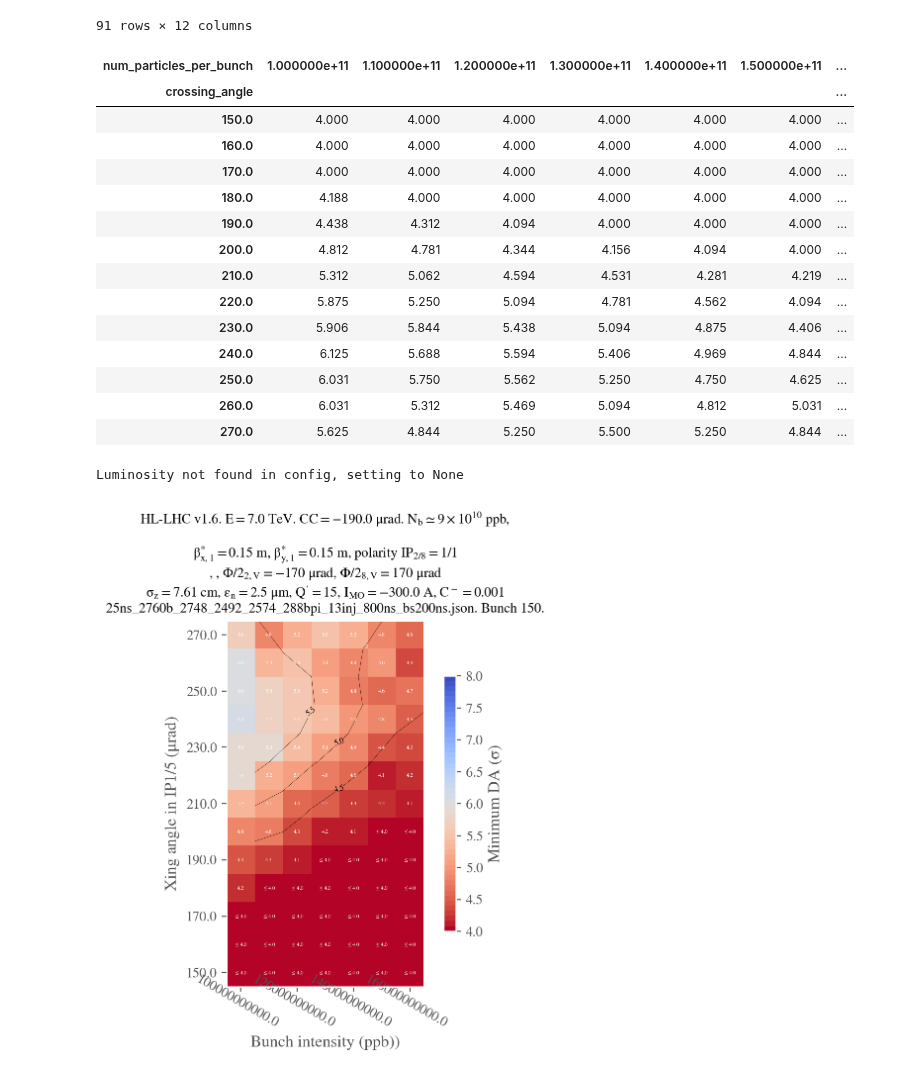
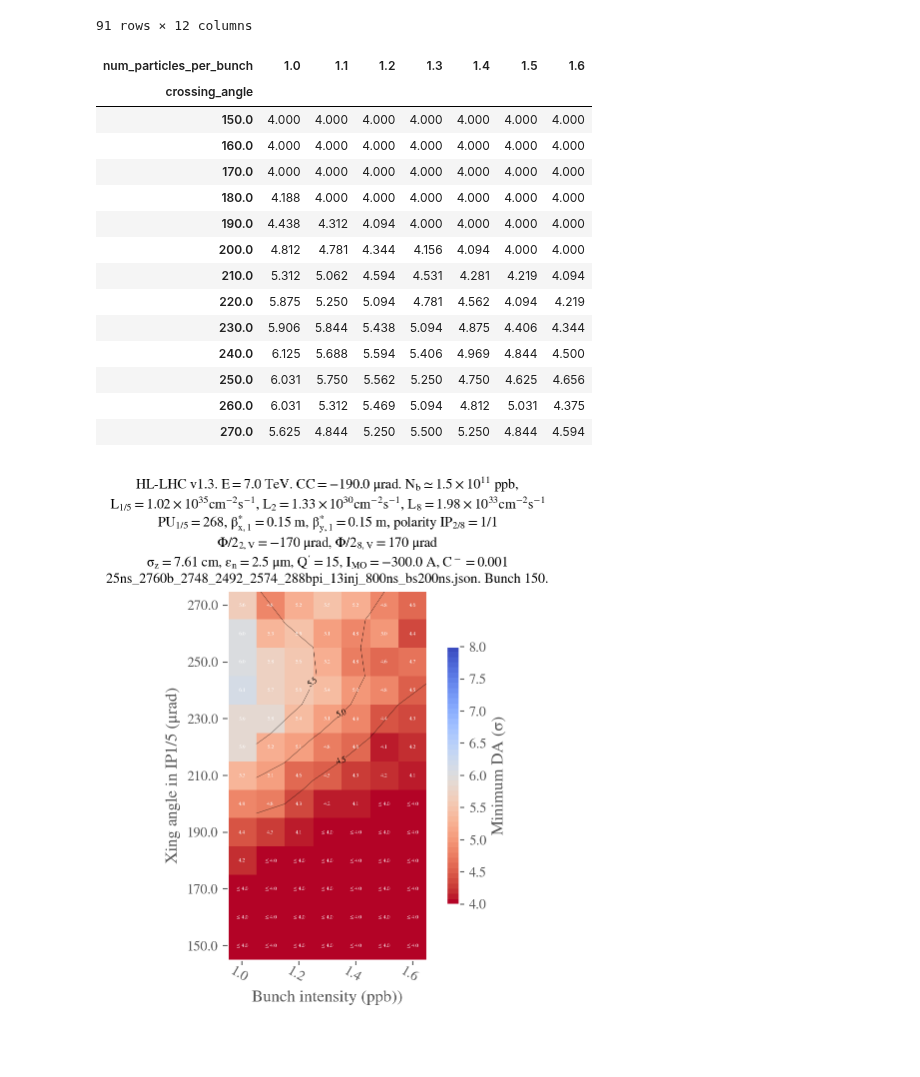
Before and after one commit to ColasDroin/DA_IPAC_2024, a Jupyter notebook: studies/analysis/analysis_int_xing_scan_end_of_levelling.ipynb, the cells around one changed output. Saved outputs shown, nothing was run; the diff lists cells and outputs as text; code cells hidden in the pictures; blank space fills up the shorter version.

Commit message:
Update all plots

```diff
--- a/studies/analysis/analysis_int_xing_scan_end_of_levelling.ipynb
+++ b/studies/analysis/analysis_int_xing_scan_end_of_levelling.ipynb
@@ -22,7 +22,7 @@ STUDY_NAME = "int_xing_scan_end_of_levelling"
 COLLIDER = "base_collider"
 PARQUET_PATH = f"../scans/{STUDY_NAME}/da.parquet"
 CONF_MAD_PATH = f"../scans/{STUDY_NAME}/{COLLIDER}/config.yaml"
-CONF_COLLIDER_PATH = f"../scans/{STUDY_NAME}/{COLLIDER}/xtrack_0017/config.yaml"
+CONF_COLLIDER_PATH = f"../scans/{STUDY_NAME}/{COLLIDER}/xtrack_0568/config.yaml"
 
 # Load dataframe
 df = pd.read_parquet(f"../scans/{STUDY_NAME}/da.parquet")
@@ -50,26 +50,28 @@ df
 |  |  | 260.0 | base_collider | 4.375 | 62.315 | 60.32 | ... |
 |  |  | 270.0 | base_collider | 4.594 | 62.315 | 60.32 | ... |
 91 rows × 12 columns
+# %%
+df['num_particles_per_bunch'] = df['num_particles_per_bunch']/1e11
 # %%
 # Reshape for plotting
 df_to_plot = df.pivot(index="crossing_angle", columns="num_particles_per_bunch", values="normalized amplitude in xy-plane")
 df_to_plot
 # %% [output]
-| num_particles_per_bunch | 1.000000e+11 | 1.100000e+11 | 1.200000e+11 | 1.300000e+11 | 1.400000e+11 | 1.500000e+11 | ... |
-| crossing_angle |  |  |  |  |  |  | ... |
-| 150.0 | 4.000 | 4.000 | 4.000 | 4.000 | 4.000 | 4.000 | ... |
-| 160.0 | 4.000 | 4.000 | 4.000 | 4.000 | 4.000 | 4.000 | ... |
-| 170.0 | 4.000 | 4.000 | 4.000 | 4.000 | 4.000 | 4.000 | ... |
-| 180.0 | 4.188 | 4.000 | 4.000 | 4.000 | 4.000 | 4.000 | ... |
-| 190.0 | 4.438 | 4.312 | 4.094 | 4.000 | 4.000 | 4.000 | ... |
-| 200.0 | 4.812 | 4.781 | 4.344 | 4.156 | 4.094 | 4.000 | ... |
-| 210.0 | 5.312 | 5.062 | 4.594 | 4.531 | 4.281 | 4.219 | ... |
-| 220.0 | 5.875 | 5.250 | 5.094 | 4.781 | 4.562 | 4.094 | ... |
-| 230.0 | 5.906 | 5.844 | 5.438 | 5.094 | 4.875 | 4.406 | ... |
-| 240.0 | 6.125 | 5.688 | 5.594 | 5.406 | 4.969 | 4.844 | ... |
-| 250.0 | 6.031 | 5.750 | 5.562 | 5.250 | 4.750 | 4.625 | ... |
-| 260.0 | 6.031 | 5.312 | 5.469 | 5.094 | 4.812 | 5.031 | ... |
-| 270.0 | 5.625 | 4.844 | 5.250 | 5.500 | 5.250 | 4.844 | ... |
+| num_particles_per_bunch | 1.0 | 1.1 | 1.2 | 1.3 | 1.4 | 1.5 | 1.6 |
+| crossing_angle |  |  |  |  |  |  |  |
+| 150.0 | 4.000 | 4.000 | 4.000 | 4.000 | 4.000 | 4.000 | 4.000 |
+| 160.0 | 4.000 | 4.000 | 4.000 | 4.000 | 4.000 | 4.000 | 4.000 |
+| 170.0 | 4.000 | 4.000 | 4.000 | 4.000 | 4.000 | 4.000 | 4.000 |
+| 180.0 | 4.188 | 4.000 | 4.000 | 4.000 | 4.000 | 4.000 | 4.000 |
+| 190.0 | 4.438 | 4.312 | 4.094 | 4.000 | 4.000 | 4.000 | 4.000 |
+| 200.0 | 4.812 | 4.781 | 4.344 | 4.156 | 4.094 | 4.000 | 4.000 |
+| 210.0 | 5.312 | 5.062 | 4.594 | 4.531 | 4.281 | 4.219 | 4.094 |
+| 220.0 | 5.875 | 5.250 | 5.094 | 4.781 | 4.562 | 4.094 | 4.219 |
+| 230.0 | 5.906 | 5.844 | 5.438 | 5.094 | 4.875 | 4.406 | 4.344 |
+| 240.0 | 6.125 | 5.688 | 5.594 | 5.406 | 4.969 | 4.844 | 4.500 |
+| 250.0 | 6.031 | 5.750 | 5.562 | 5.250 | 4.750 | 4.625 | 4.656 |
+| 260.0 | 6.031 | 5.312 | 5.469 | 5.094 | 4.812 | 5.031 | 4.375 |
+| 270.0 | 5.625 | 4.844 | 5.250 | 5.500 | 5.250 | 4.844 | 4.594 |
 # %%
 #l_oct = np.linspace(-300,300,25)
 #df_to_plot.columns = [str(oct) for oct in l_oct]
@@ -84,32 +86,32 @@ conf_collider = analysis_functions.load_config(CONF_COLLIDER_PATH)["config_colli
 
 ylabel = r"Xing angle in IP1/5 ($\mu$rad)"
 xlabel = r"Bunch intensity (ppb))"
 analysis_functions.plot_heatmap(
     df_to_plot,
     f'{STUDY_NAME}_{COLLIDER}',
     link=None,
     plot_contours=True,
     conf_mad=conf_mad,
     conf_collider=conf_collider,
     type_crossing="flatvh",
     betx=0.15,
     bety=0.15,
     symmetric=False,
     mask_lower_triangle=False,
     xlabel=xlabel,
     ylabel=ylabel,
     plot_diagonal_lines=False,
     xaxis_ticks_on_top=False,
     display_intensity=True,
     green_contour=6.,
     CC = True,
     vmin=4.,
     vmax=8.0,
     extended_diagonal=False,
     Nb=True,
     display_xing = False,
+    display_tune = False,
     #title="opt_collapse_1100_1500_oct_scan",
 )
 # %% [output]
-Luminosity not found in config, setting to None
-[figure, old version]
+[figure, new version]
```
Also changed, not shown: 8 other files.
